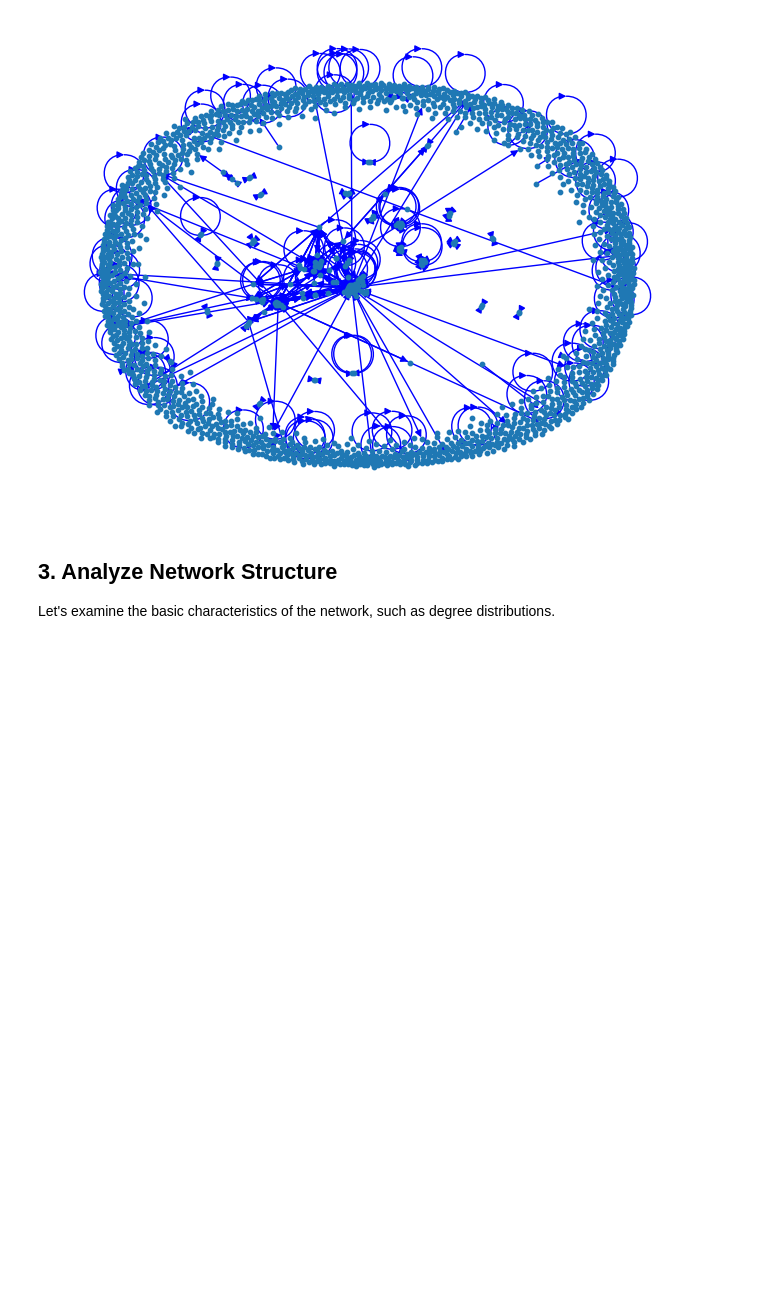
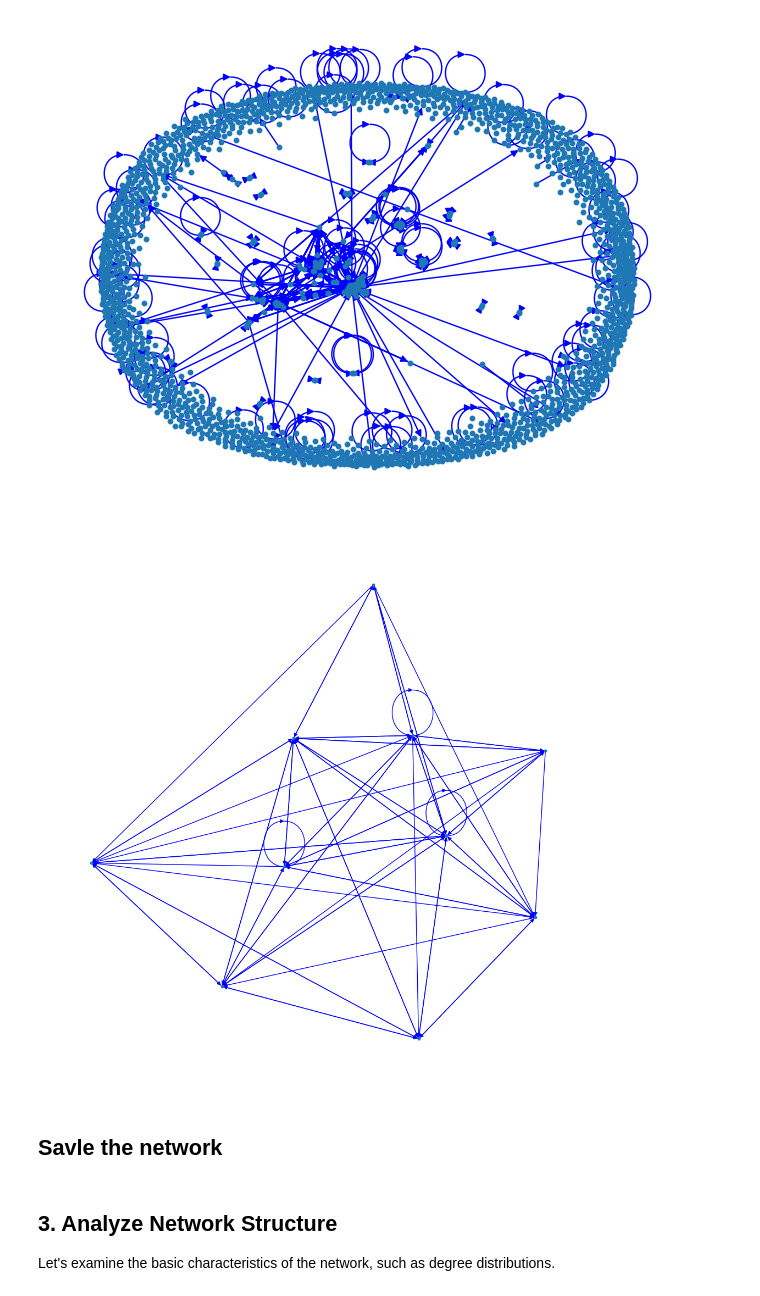
Before and after one commit to samirmehd1yev/friendfeed_project, a Jupyter notebook: community_detection.ipynb, the cells around one changed output. Saved outputs shown, nothing was run; the diff lists cells and outputs as text; code cells hidden in the pictures; blank space fills up the shorter version.

Commit message:
Edges added - likes are missing

```diff
--- a/community_detection.ipynb
+++ b/community_detection.ipynb
@@ -250,3 +250,30 @@ nx.draw(G_sampled, node_size=10, edge_color='blue', with_labels=False)
 plt.show()
 # %% [output]
 [figure]
+# %%
+import networkx as nx
+import matplotlib.pyplot as plt
+
+# Step 1: Specify the number of nodes to sample based on the most connections (highest degree)
+num_nodes_to_sample = 10  # Set your desired number of nodes
+
+# Get the degrees of all nodes (degree is the number of edges connected to a node)
+node_degrees = dict(G.degree())
+
+# Sort nodes by degree in descending order and select the top ones
+sampled_nodes = sorted(node_degrees, key=node_degrees.get, reverse=True)[:num_nodes_to_sample]
+
+# Step 2: Create a subgraph from the sampled nodes
+# The subgraph will include all edges between the sampled nodes
+G_sampled = G.subgraph(sampled_nodes).copy()
+
+# Step 3: Plot the sampled subgraph
+plt.figure(figsize=(10, 10))  # Set the plot size
+nx.draw(G_sampled, node_size=10, edge_color='blue', with_labels=False)
+
+# Display the plot
+plt.show()
+# %% [output]
+[figure, added]
+# %% [markdown]
+## Savle the network
```
Also changed, not shown: parts of 3 cells of this notebook.
